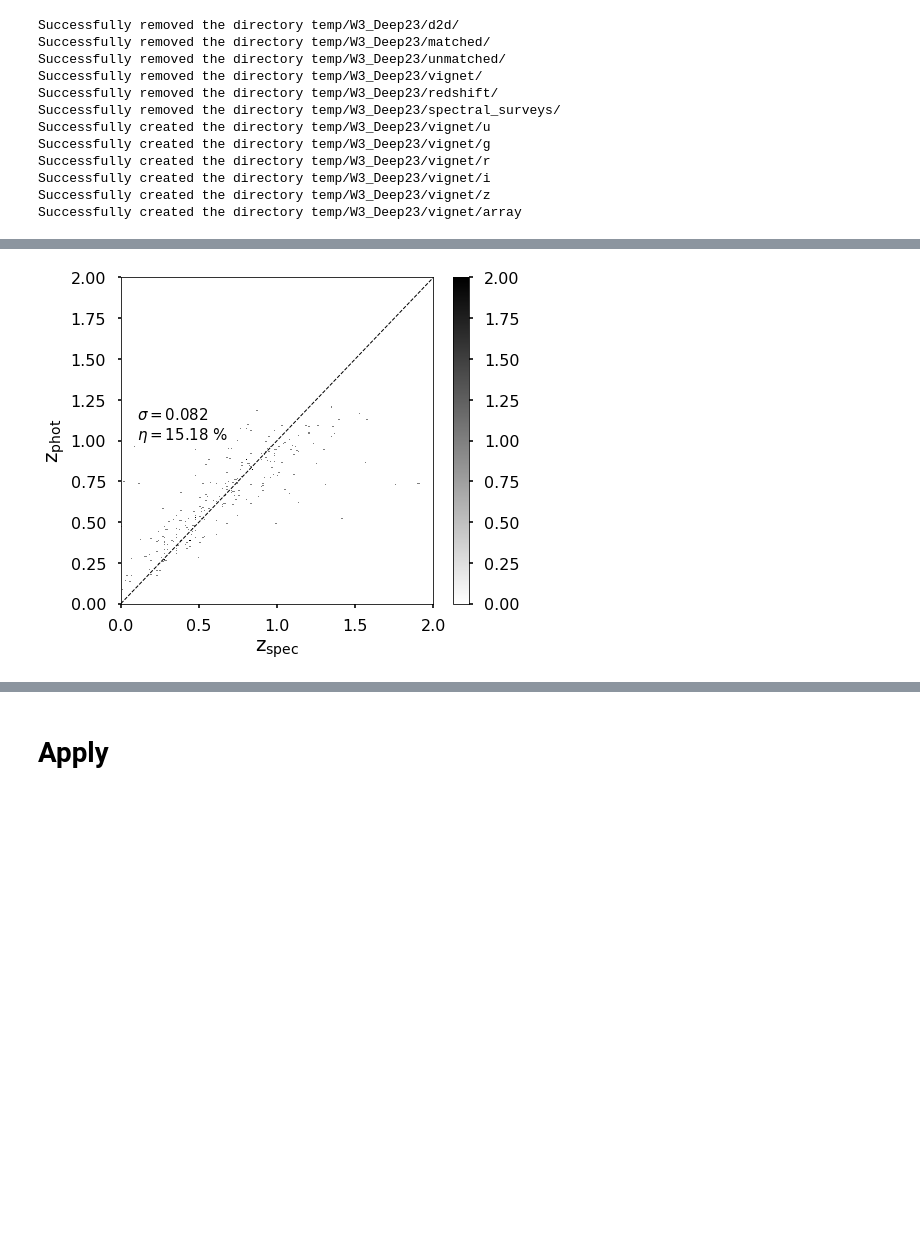
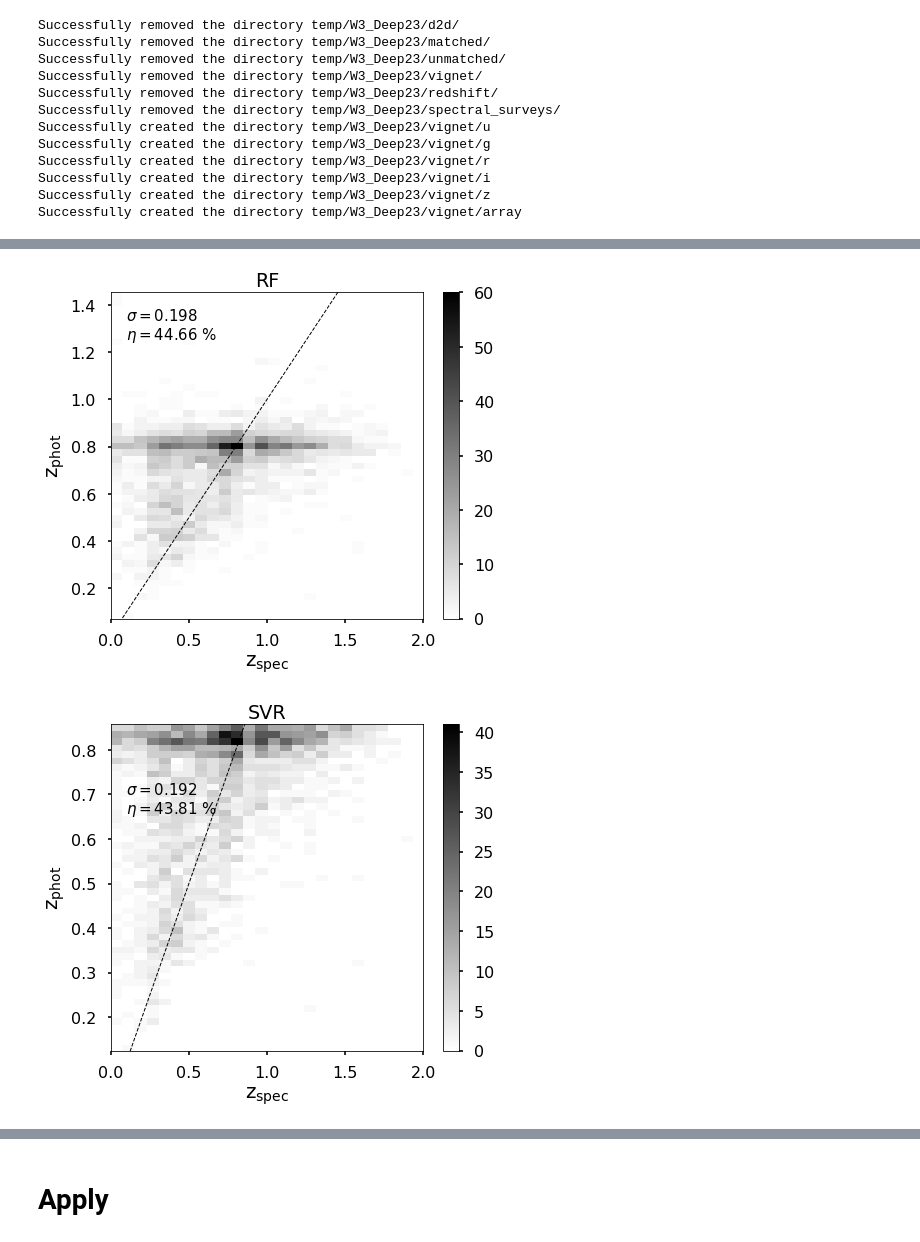
Before and after one commit to xavierjimenezp/shapepipe_photoz, a Jupyter notebook: UNIONS/photoz_ML.ipynb, the cells around one changed output, grey strips where cells are left out. Cells and saved outputs as stored; diff of their text form; code cells hidden in the pictures; blank space fills up the shorter version.

Commit message:
UNIONS notebooks tests

```diff
--- a/UNIONS/photoz_ML.ipynb
+++ b/UNIONS/photoz_ML.ipynb
@@ -135,3 +170,8 @@ n_cols = len(df_matched.columns)
 if not df_matched.columns[n_cols-1] == col_zs:
     zs = df_matched.pop(col_zs)
     df_matched.insert(n_cols-1, col_zs, zs)
+# %%
+# Remove missing data by hand (also done in processing later)
+for col in df_matched.columns:
+    print(col)
+    df_matched.loc[df_matched[col] == -99, col] = np.nan
@@ -143,11 +210,29 @@ ML.plot_corrmat(df_matched)
+# %%
+# Set up ML algorithms
+
+algs = {
+    'RF' : RandomForest,
+    'SVR' : SupportVectorRegression,
+    'LGB' : LightGBM,
+    'XGB' : XGBoost,
+    'GBR' : GradientBoostingRegression,
+    'KRR' : KernelRidgeRegression,
+}
+
+# Not working:
+#     'CNN' : ConvolutionalNeuralNetwork,
+#     'RF_OPT' : RandomForestOptimizer,
+#     'ENET' : ElasticNetRegression,
+#    'LASSO' : LassoRegression,
+
+# needs tensorflow
+#     'ANN' : ArtificialNeuralNetwork,
 # %%
-# Set up ML algorithms
-
-algs = {'RF': RandomForest}
 weights = None
 method = {}
 
 for alg_name in algs:
+    print(alg_name)
     best_score = 1
     alg = algs[alg_name]
     method[alg_name] = alg(
@@ -190,11 +291,11 @@ for alg_name in algs:
 # %%
 # Print sigma and eta with error bars, as computed from cross-validation
 for alg_name in algs:
+    print(alg_name)
     sigma = ufloat(score[alg_name][0], score[alg_name][1])
     eta = ufloat(score[alg_name][2], score[alg_name][3])
     print(
-        f'{alg_name}: sigma={sigma:.3gP}, '
-        + f'eta={eta:.3gP}',
-        end='\r'
+        f'{alg_name:5s}: sigma={sigma:.3gP}, '
+        + f'eta={eta:.3gP}'
     )
 # %% [output]
@@ -202,7 +314,8 @@ RF: sigma=0.0925±0.0024, eta=0.191±0.008
 # %%
 # Plot
 lim = 2
 for alg_name in algs:
-    method[alg_name].plot_zphot_zspec(y_pred_dict[alg_name], y_test_dict[alg_name], alg_name, lim, nbins=200)
+    method[alg_name].plot_zphot_zspec(y_pred_dict[alg_name], y_test_dict[alg_name], alg_name, lim)
 # %% [output]
-[figure, old version]
+[figure, new version]
+[figure, added]
```
Also changed, not shown: parts of 24 cells of this notebook, 3 other files.
